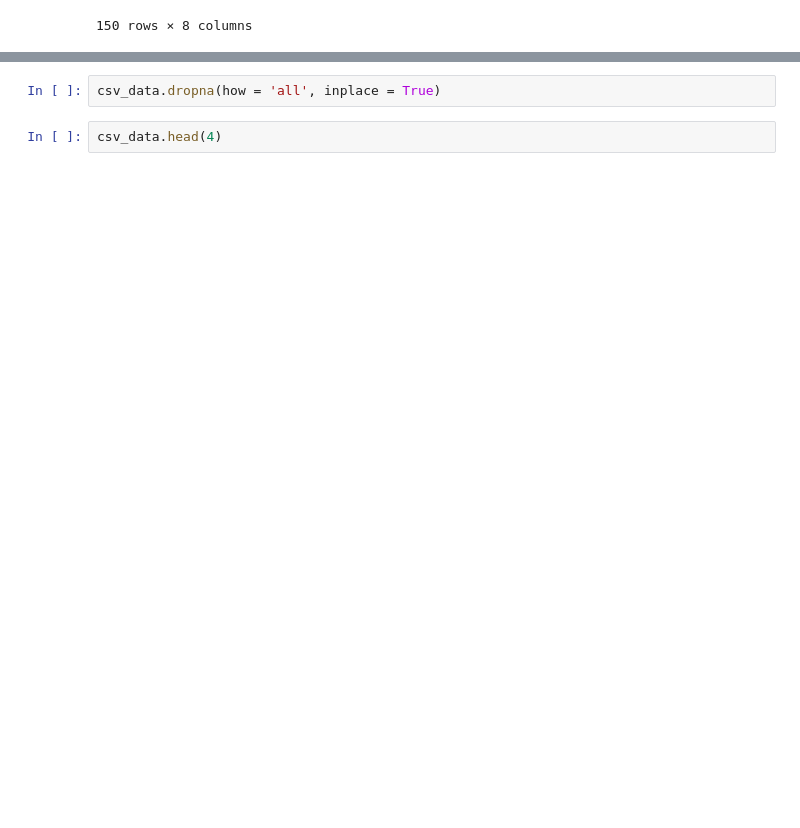
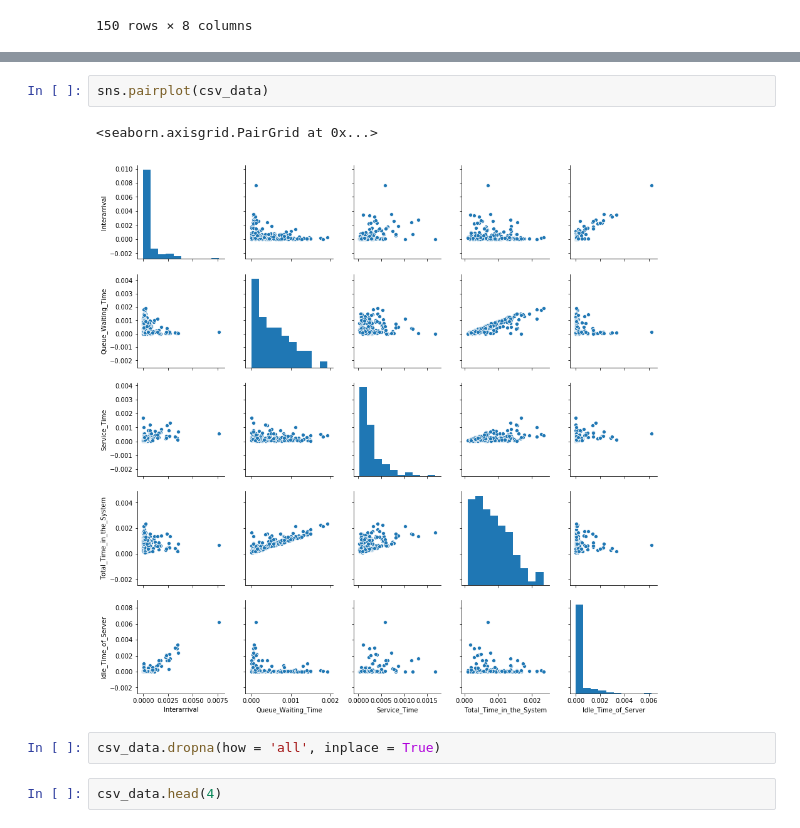
Before and after one commit to MrRutledge/Simulation_Project, a Jupyter notebook: Report using Python & Jupyter Notebook.ipynb, the cells around one changed output, grey strips where cells are left out. Cells and saved outputs as stored; diff of their text form; blank space fills up the shorter version.

```diff
--- a/Report using Python & Jupyter Notebook.ipynb
+++ b/Report using Python & Jupyter Notebook.ipynb
@@ -69,3 +68,8 @@ row_data.head(9)
+# %%
+sns.pairplot(csv_data)
+# %% [output]
+<seaborn.axisgrid.PairGrid at 0x...>
+[figure, added]
 # %%
 csv_data.dropna(how = 'all', inplace = True)
 # %%
```
Also changed, not shown: parts of 37 cells of this notebook.
